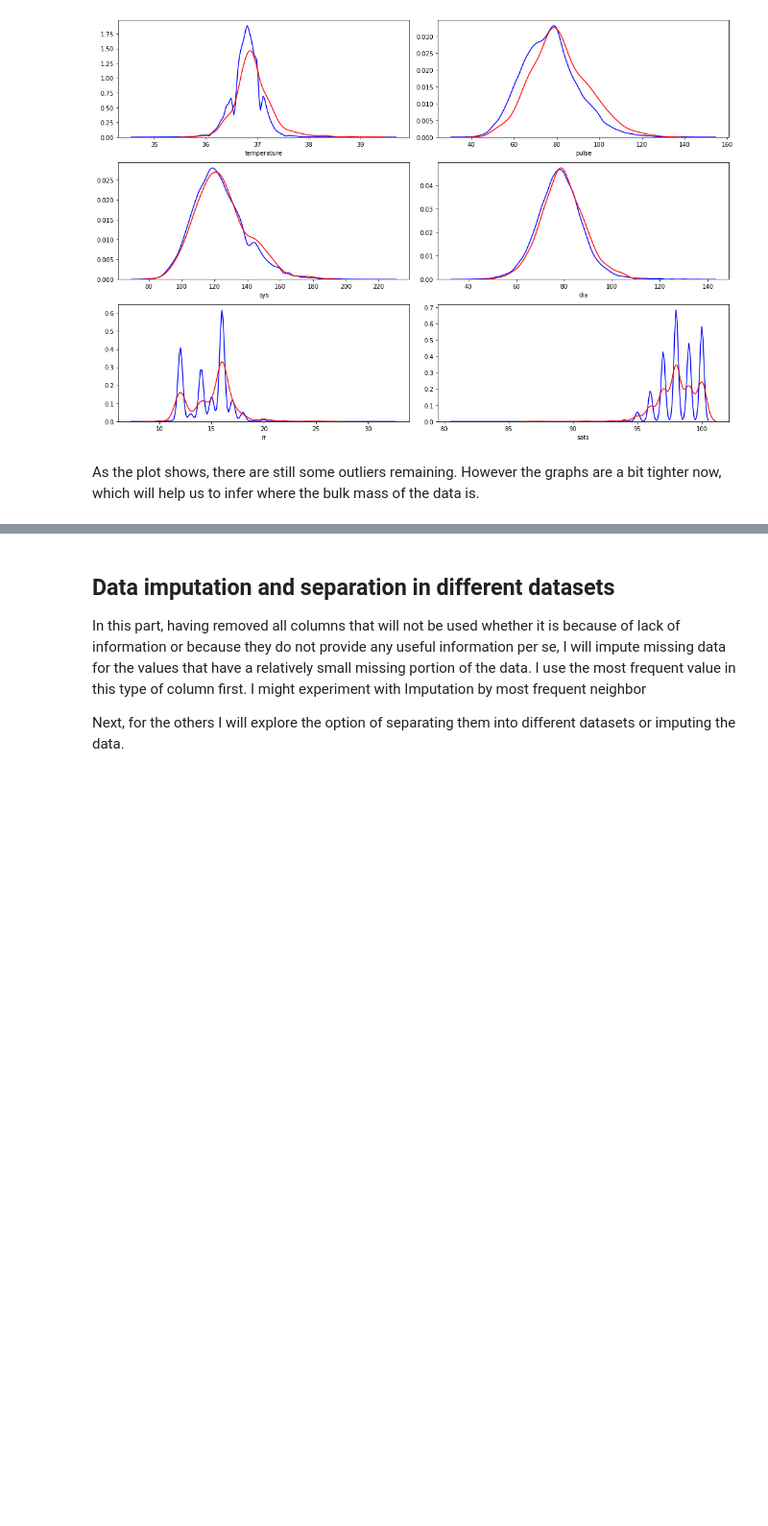
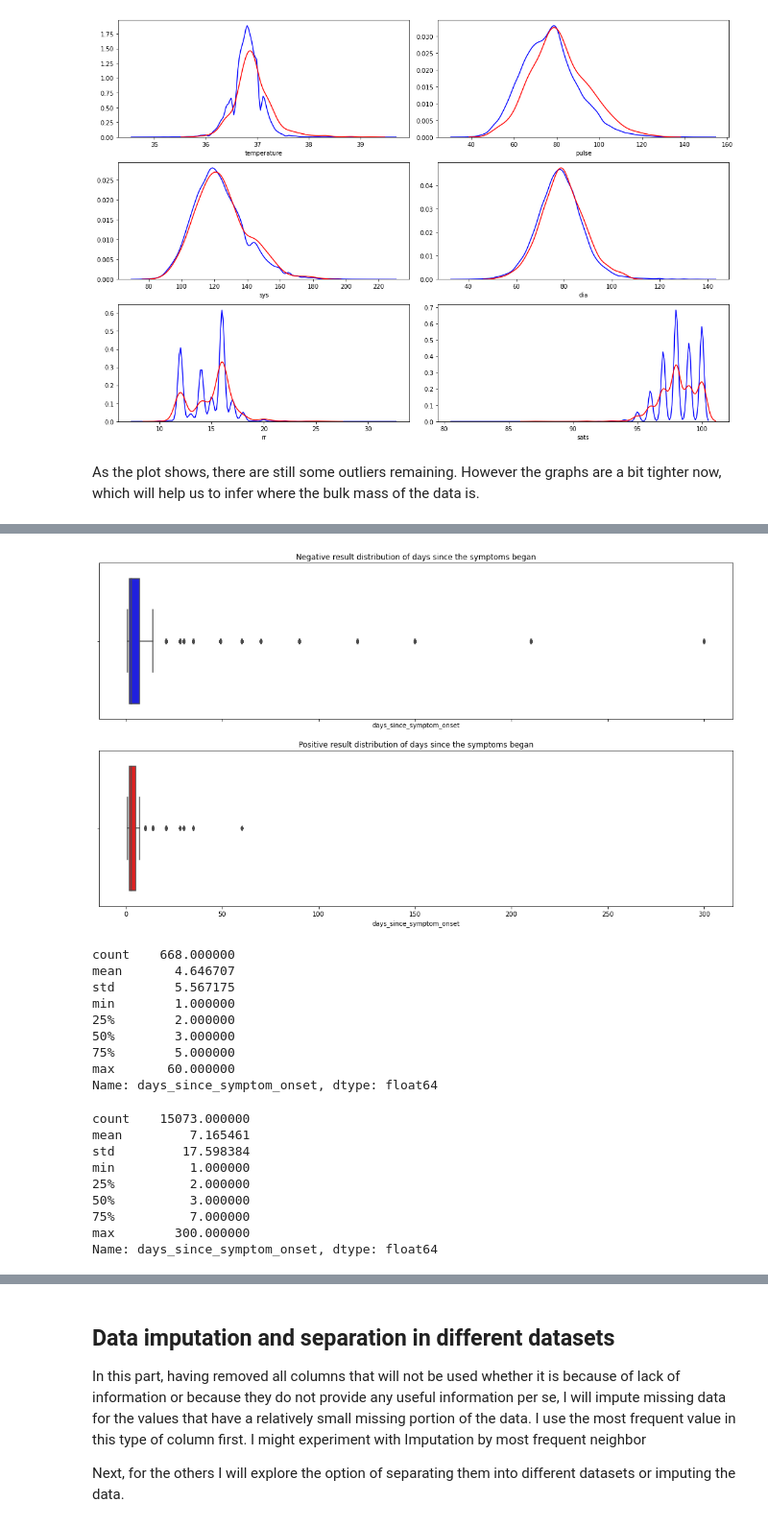
Before and after one commit to Sir-Slade/covid_prediction_project, a Jupyter notebook: DataExploration.ipynb, the cells around one changed output, grey strips where cells are left out. Shown at 96% size. Drawn from its saved outputs; the diff is of its cells as text; code cells hidden in the pictures; blank space fills up the shorter version.

```diff
--- a/DataExploration.ipynb
+++ b/DataExploration.ipynb
@@ -467,0 +541,31 @@ As the plot shows, there are still some outliers remaining. However the graphs a
+# %%
+fig, axes = plt.subplots(2,1, sharex=True)
+fig.set_figwidth(18)
+fig.set_figheight(10)
+sns.boxplot(all_data.loc[all_data["covid19_test_results"] == "Positive", "days_since_symptom_onset"], ax=axes[1], color="red")
+sns.boxplot(all_data.loc[all_data["covid19_test_results"] == "Negative", "days_since_symptom_onset"], ax=axes[0], color="blue")
+axes[0].set_title("Negative result distribution of days since the symptoms began")
+axes[1].set_title("Positive result distribution of days since the symptoms began")
+plt.show()
+display(all_data.loc[all_data["covid19_test_results"] == "Positive", "days_since_symptom_onset"].describe())
+all_data.loc[all_data["covid19_test_results"] == "Negative", "days_since_symptom_onset"].describe()
+# %% [output]
+[figure, added]
+count    668.000000
+mean       4.646707
+std        5.567175
+min        1.000000
+25%        2.000000
+50%        3.000000
+75%        5.000000
+max       60.000000
+Name: days_since_symptom_onset, dtype: float64
+count    15073.000000
+mean         7.165461
+std         17.598384
+min          1.000000
+25%          2.000000
+50%          3.000000
+75%          7.000000
+max        300.000000
+Name: days_since_symptom_onset, dtype: float64
```
Also changed, not shown: parts of 12 cells of this notebook.
